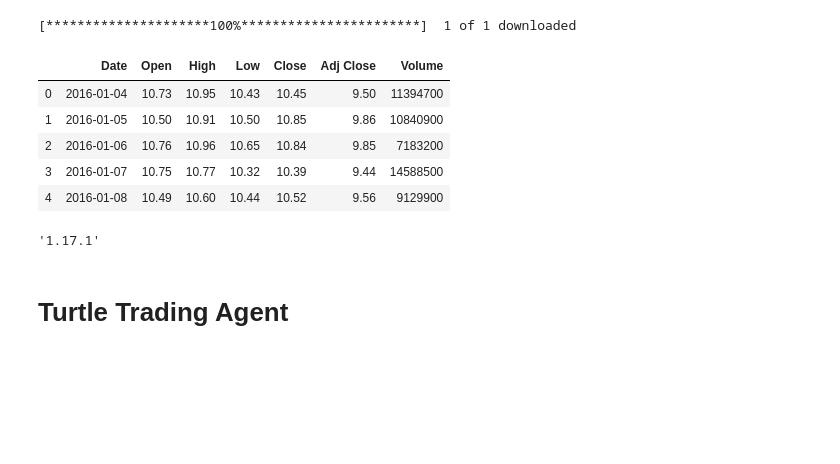
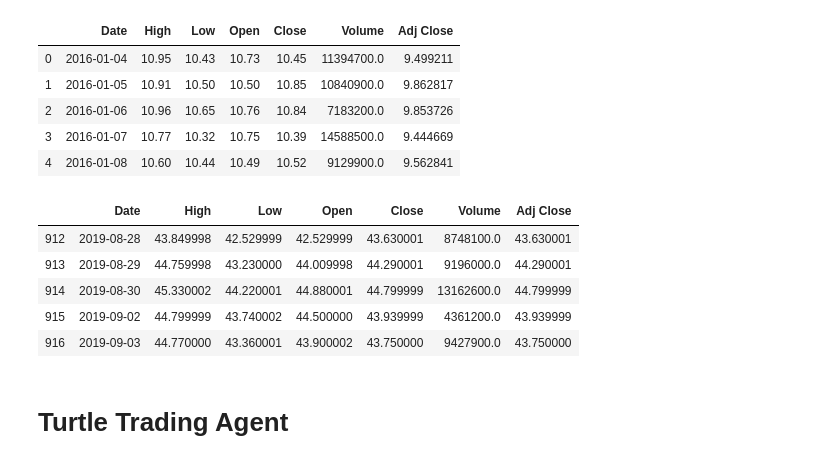
Before and after one commit to ThiagoBfim/price-predict, a Jupyter notebook: Price Prediction.ipynb, the cells around one changed output. Drawn from its saved outputs; the diff is of its cells as text; code cells hidden in the pictures; blank space fills up the shorter version.

```diff
--- a/Price Prediction.ipynb
+++ b/Price Prediction.ipynb
@@ -28,24 +13,25 @@ Requirement already satisfied, skipping upgrade: six>=1.5 in d:\programas\anacon
 # %%
 from pandas_datareader import data as pdr
-import yfinance  as yf
-yf.pdr_override()
 df_full = pdr.get_data_yahoo("B3SA3.SA", start="2016-01-01").reset_index()
 df_full.to_csv('output/B3SA3.csv',index=False)
 df_full.head()
 # %% [output]
-[*********************100%***********************]  1 of 1 downloaded
-|  | Date | Open | High | Low | Close | Adj Close | Volume |
-| 0 | 2016-01-04 | 10.73 | 10.95 | 10.43 | 10.45 | 9.50 | 11394700 |
-| 1 | 2016-01-05 | 10.50 | 10.91 | 10.50 | 10.85 | 9.86 | 10840900 |
-| 2 | 2016-01-06 | 10.76 | 10.96 | 10.65 | 10.84 | 9.85 | 7183200 |
-| 3 | 2016-01-07 | 10.75 | 10.77 | 10.32 | 10.39 | 9.44 | 14588500 |
-| 4 | 2016-01-08 | 10.49 | 10.60 | 10.44 | 10.52 | 9.56 | 9129900 |
+|  | Date | High | Low | Open | Close | Volume | Adj Close |
+| 0 | 2016-01-04 | 10.95 | 10.43 | 10.73 | 10.45 | 11394700.0 | 9.499211 |
+| 1 | 2016-01-05 | 10.91 | 10.50 | 10.50 | 10.85 | 10840900.0 | 9.862817 |
+| 2 | 2016-01-06 | 10.96 | 10.65 | 10.76 | 10.84 | 7183200.0 | 9.853726 |
+| 3 | 2016-01-07 | 10.77 | 10.32 | 10.75 | 10.39 | 14588500.0 | 9.444669 |
+| 4 | 2016-01-08 | 10.60 | 10.44 | 10.49 | 10.52 | 9129900.0 | 9.562841 |
 # %%
 df_full = pd.read_csv('output/B3SA3.csv')
+df_full.tail()
+# %% [output]
+|  | Date | High | Low | Open | Close | Volume | Adj Close |
+| 912 | 2019-08-28 | 43.849998 | 42.529999 | 42.529999 | 43.630001 | 8748100.0 | 43.630001 |
+| 913 | 2019-08-29 | 44.759998 | 43.230000 | 44.009998 | 44.290001 | 9196000.0 | 44.290001 |
+| 914 | 2019-08-30 | 45.330002 | 44.220001 | 44.880001 | 44.799999 | 13162600.0 | 44.799999 |
+| 915 | 2019-09-02 | 44.799999 | 43.740002 | 44.500000 | 43.939999 | 4361200.0 | 43.939999 |
+| 916 | 2019-09-03 | 44.770000 | 43.360001 | 43.900002 | 43.750000 | 9427900.0 | 43.750000 |
-# %%
- np.__version__
-# %% [output]
-'1.17.1'
 # %% [markdown]
 # Turtle Trading Agent
 # %%
```
Also changed, not shown: parts of 3 cells of this notebook, 3 other files.
